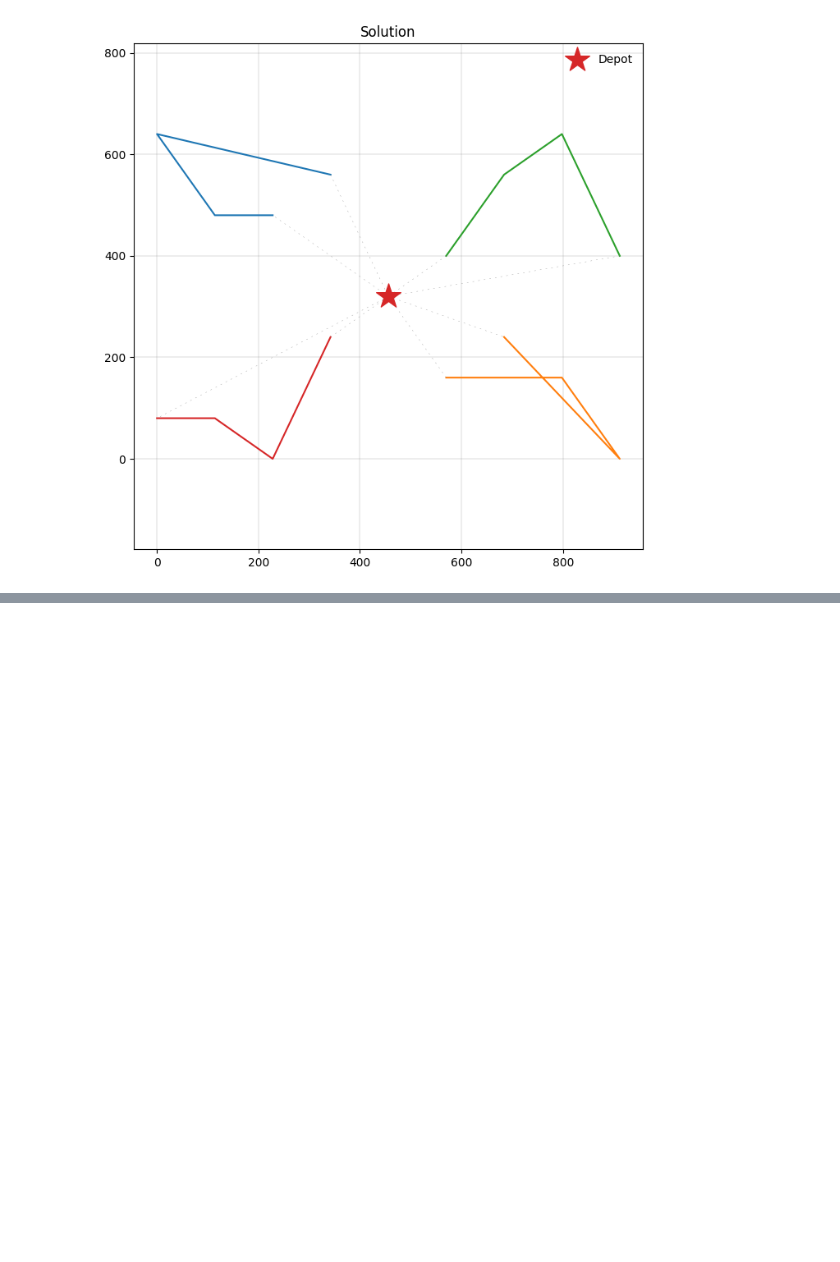
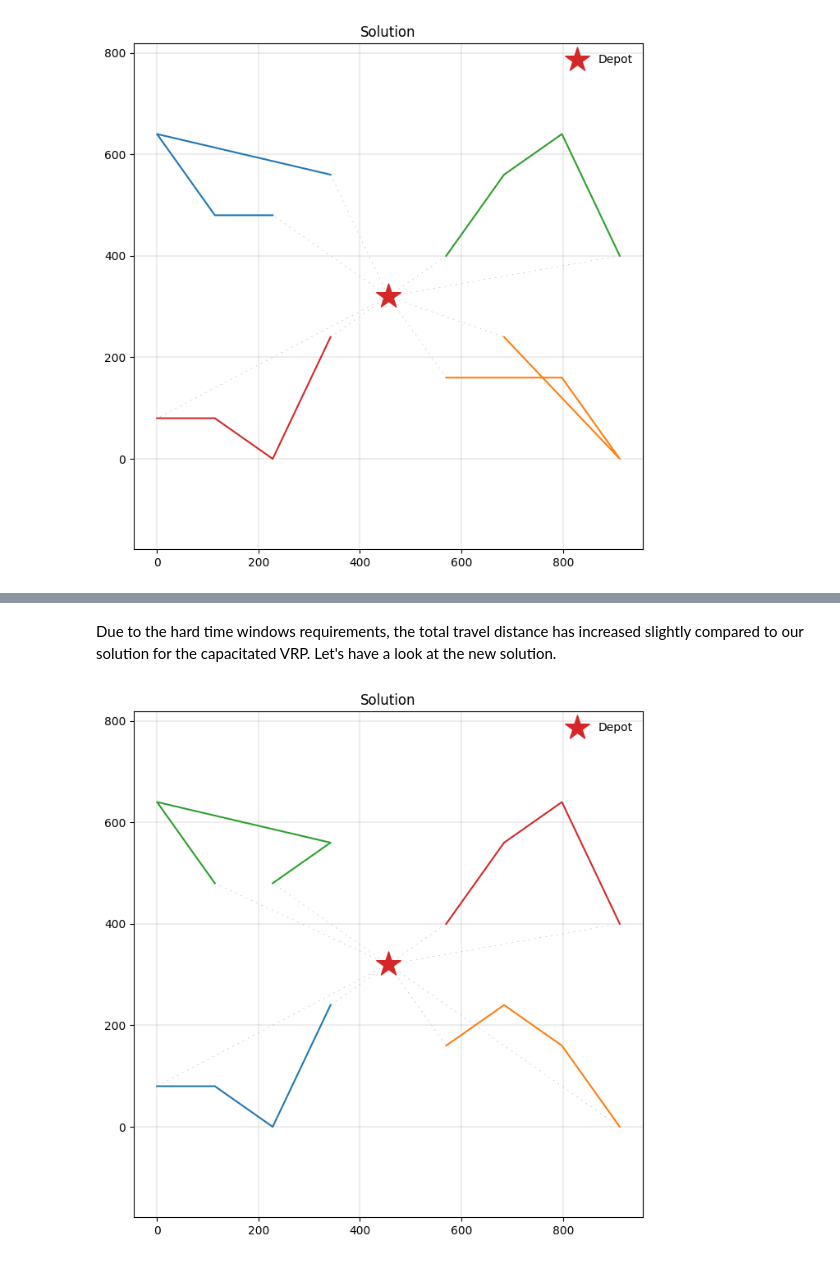
Before and after one commit to PyVRP/PyVRP, a Jupyter notebook: examples/getting_started.ipynb, the cells around one changed output, grey strips where cells are left out. Saved outputs shown, nothing was run; the diff lists cells and outputs as text; code cells hidden in the pictures; blank space fills up the shorter version.

```diff
--- a/examples/getting_started.ipynb
+++ b/examples/getting_started.ipynb
@@ -92,0 +141,25 @@ plot_solution(res.best, data, ax=ax)
+# %%
+m = Model()
+m.add_vehicle_type(capacity=15, num_available=4)
+depot = m.add_depot(
+    *COORDS[0], tw_early=TIME_WINDOWS[0][0], tw_late=TIME_WINDOWS[0][1]
+)
+clients = [
+    m.add_client(
+        *COORDS[idx],
+        demand=DEMANDS[idx],
+        tw_early=TIME_WINDOWS[idx][0],
+        tw_late=TIME_WINDOWS[idx][1],
+    )
+    for idx in range(1, len(COORDS))
+]
+
+locations = [depot, *clients]
+for frm_idx, frm in enumerate(locations):
+    for to_idx, to in enumerate(locations):
+        distance = abs(frm.x - to.x) + abs(frm.y - to.y)  # Manhattan distance
+        duration = DURATION_MATRIX[frm_idx][to_idx]
+        m.add_edge(frm, to, distance=distance, duration=duration)
+# %%
+res = m.solve(stop=MaxRuntime(1))  # one second
+print(res)
@@ -93 +181,9 @@ plot_solution(res.best, data, ax=ax)
+# %% [markdown]
+Due to the hard time windows requirements, the total travel distance has increased slightly compared to our solution for the capacitated VRP.
+Let's have a look at the new solution.
+# %%
+_, ax = plt.subplots(figsize=(8, 8))
+plot_solution(res.best, data, ax=ax)
+# %% [output]
+[figure, added]
 # %% [markdown]
```
Also changed, not shown: parts of 7 cells of this notebook.
